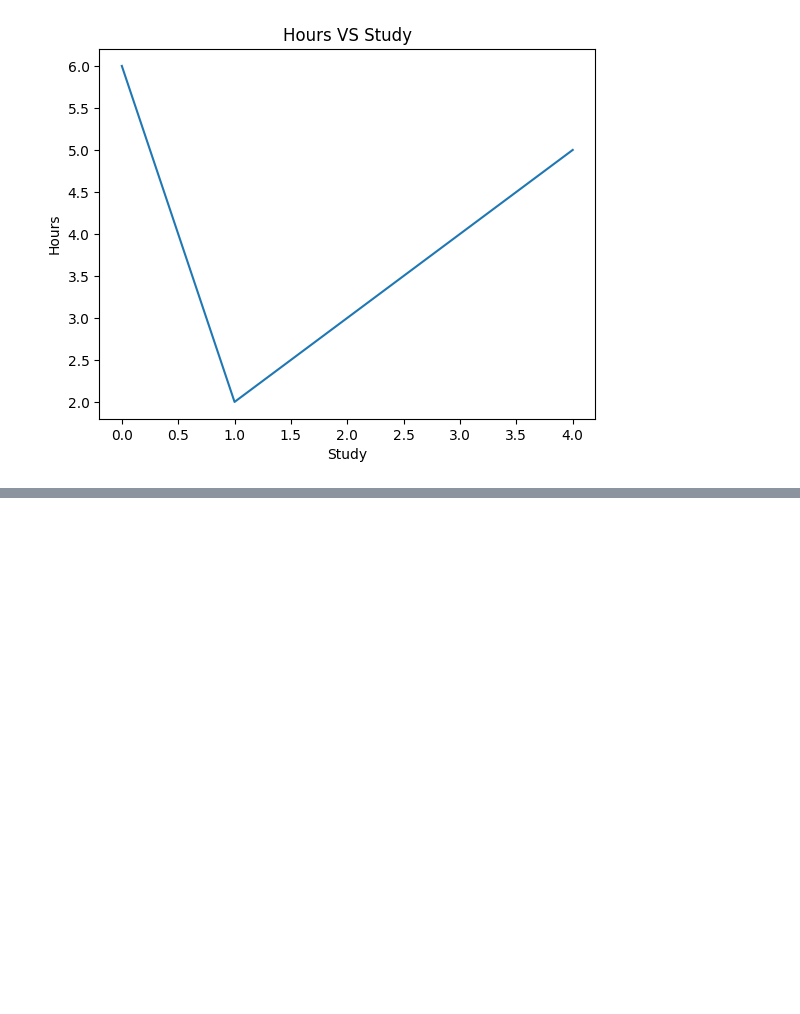
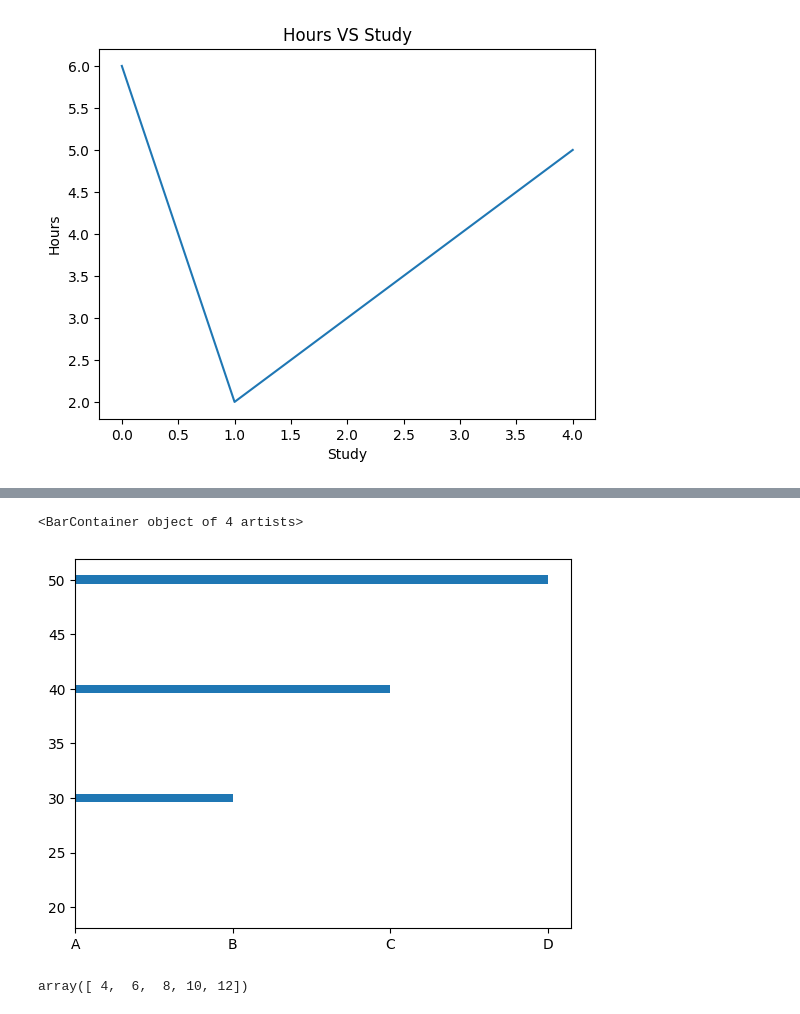
Before and after one commit to delowarshizar/Practice, a Jupyter notebook: ml.ipynb, the cells around one changed output, grey strips where cells are left out. Drawn from its saved outputs; the diff is of its cells as text; code cells hidden in the pictures; blank space fills up the shorter version.

```diff
--- a/ml.ipynb
+++ b/ml.ipynb
@@ -46,0 +51,7 @@ plt.show()
+# %%
+x=[20,30,40,50]
+y=["A","B","C","D"]
+plt.barh(x,y)
+# %% [output]
+<BarContainer object of 4 artists>
+[figure, added]
@@ -46,0 +60,6 @@ plt.show()
+# %%
+a=np.array([1,2,3,4,5])
+b=np.array([3,4,5,6,7])
+a+b
+# %% [output]
+array([ 4,  6,  8, 10, 12])
```
Also changed, not shown: parts of 2 cells of this notebook.
